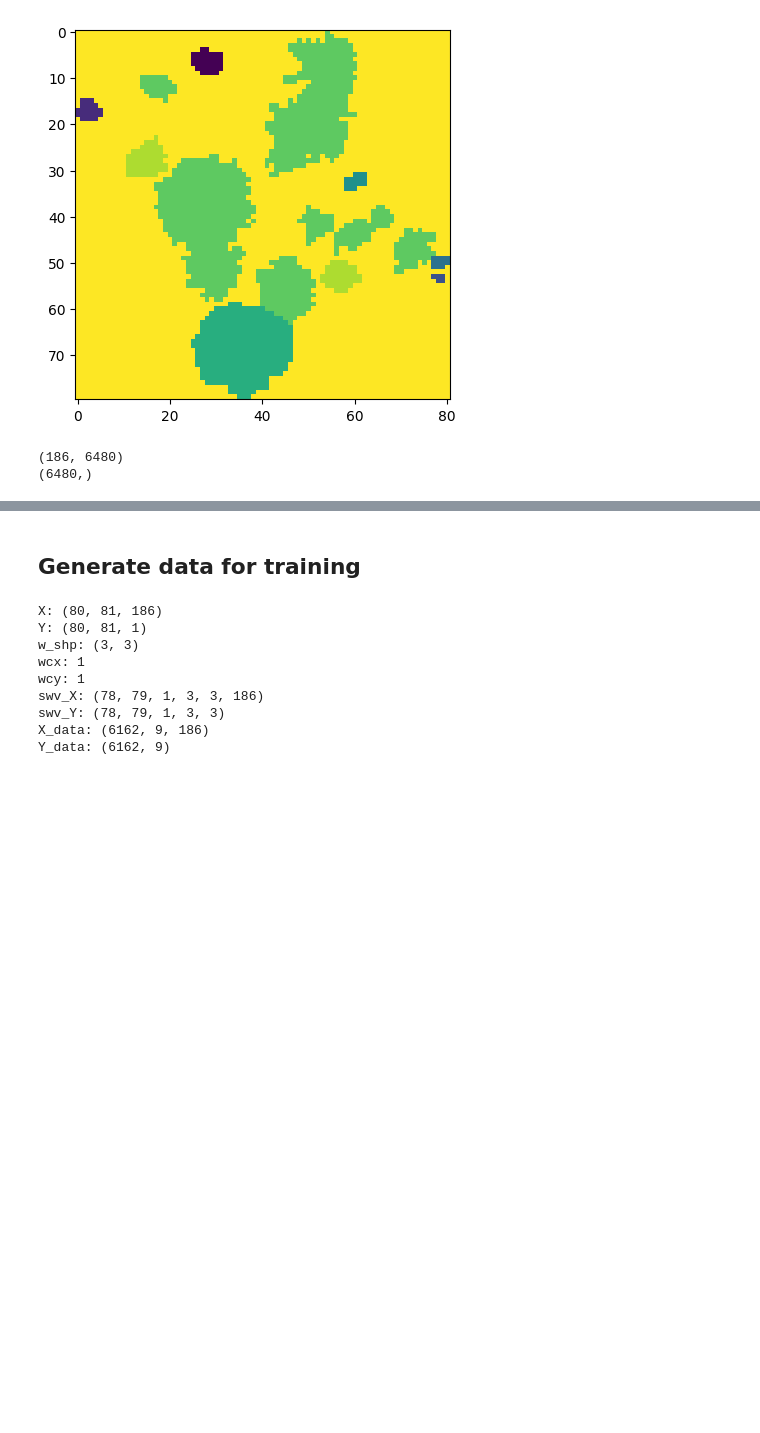
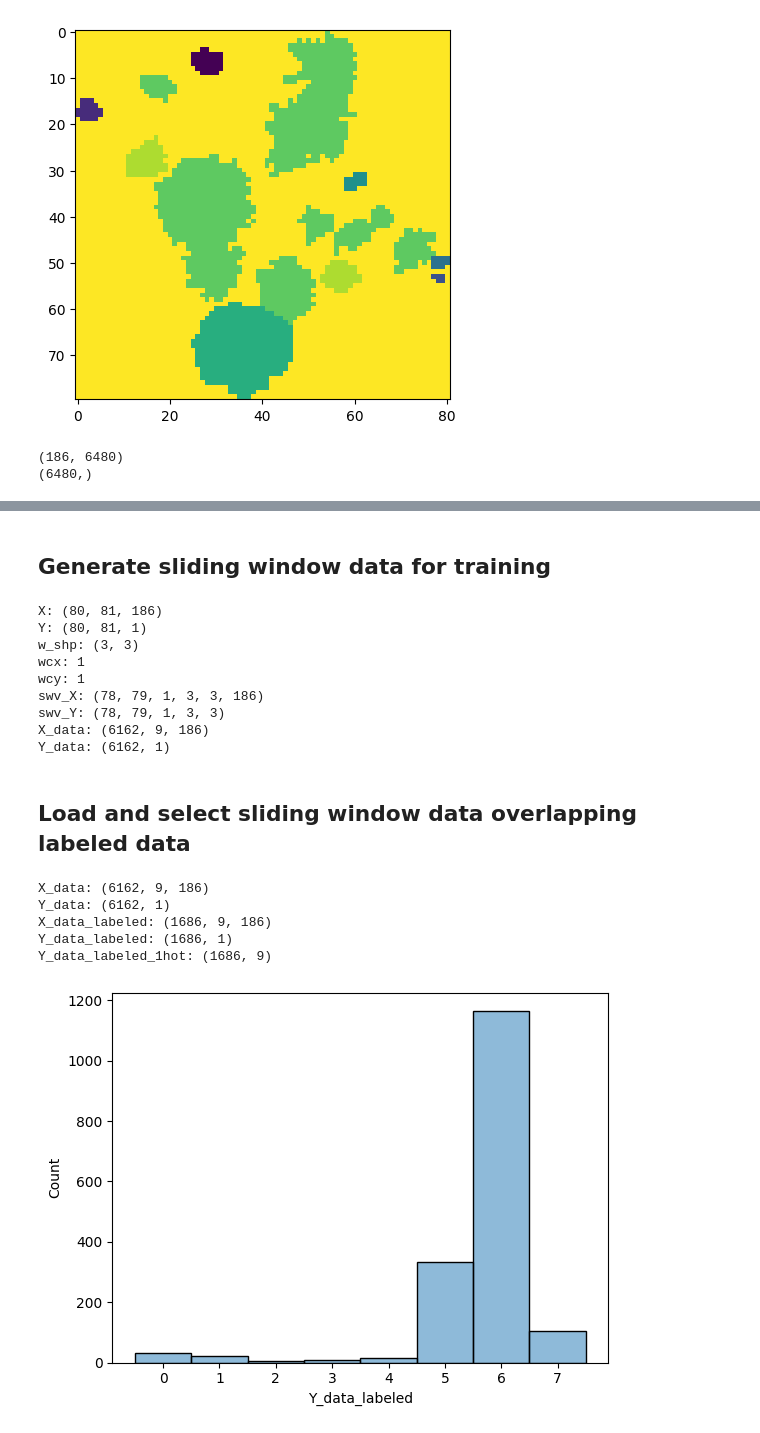
Before and after one commit to IISAS/nvflare-hysped, a Jupyter notebook: volumes/dev/tf/notebooks/data_preprocess_sverepec_24.ipynb, the cells around one changed output, grey strips where cells are left out. Drawn from its saved outputs; the diff is of its cells as text; code cells hidden in the pictures; blank space fills up the shorter version.

```diff
--- a/volumes/dev/tf/notebooks/data_preprocess_sverepec_24.ipynb
+++ b/volumes/dev/tf/notebooks/data_preprocess_sverepec_24.ipynb
@@ -363,6 +393,6 @@ plt.show()
 [figure]
 # %% [markdown]
-## Generate data for training
+## Generate sliding window data for training
 # %%
 # load rasterized data
 loaded = np.load(filename_XY)
@@ -401,8 +431,6 @@ Y_data = np.reshape(
     swv_Y[:,:,0,wcx,wcy],         # sliding window Y data center pixels
     (np.prod(swv_Y.shape[:2]), 1) # (windows, labels) -- 1 label per window
 )
-# 1-hot encoding
-Y_data = to_categorical(Y_data,num_classes=num_classes)
 Y_data.shape
 print('Y_data: %s' % str(Y_data.shape))
 
@@ -413,6 +441,7 @@ filename_XY_sliding_window = os.path.join(
     re.sub(r'^[^\d]*(\d+),\s*(\d+).*$', r'\1x\2', str(w_shp))
 )
 
+# save data
 np.savez_compressed(
     filename_XY_sliding_window,
     X=X_data,
@@ -427,7 +456,39 @@ wcy: 1
 swv_X: (78, 79, 1, 3, 3, 186)
 swv_Y: (78, 79, 1, 3, 3)
 X_data: (6162, 9, 186)
-Y_data: (6162, 9)
+Y_data: (6162, 1)
+# %% [markdown]
+## Load and select sliding window data overlapping labeled data
+# %%
+# load rasterized sliding window data
+loaded = np.load(filename_XY_sliding_window)
+X_data = loaded['X']
+Y_data = loaded['Y']
+print('X_data: %s' % str(X_data.shape))
+print('Y_data: %s' % str(Y_data.shape))
+
+mask = np.apply_along_axis(lambda x: np.all(x), 1, (Y_data == unknown_class))
+X_data_labeled = X_data[~mask]
+Y_data_labeled = Y_data[~mask]
+
+# 1-hot encoding
+Y_data_labeled_1hot = to_categorical(Y_data_labeled, num_classes=num_classes)
+
+print('X_data_labeled: %s' % str(X_data_labeled.shape))
+print('Y_data_labeled: %s' % str(Y_data_labeled.shape))
+print('Y_data_labeled_1hot: %s' % str(Y_data_labeled_1hot.shape))
+# %% [output]
+X_data: (6162, 9, 186)
+Y_data: (6162, 1)
+X_data_labeled: (1686, 9, 186)
+Y_data_labeled: (1686, 1)
+Y_data_labeled_1hot: (1686, 9)
+# %%
+sns.histplot(Y_data_labeled, discrete=True, legend=False)
+plt.xlabel('Y_data_labeled')
+plt.show()
+# %% [output]
+[figure, added]
 # %%
 def make_model(input_shape, num_classes=num_classes):
     featureInputLayer = tf.keras.Input(shape=input_shape)
```
Also changed, not shown: parts of 13 cells of this notebook.
